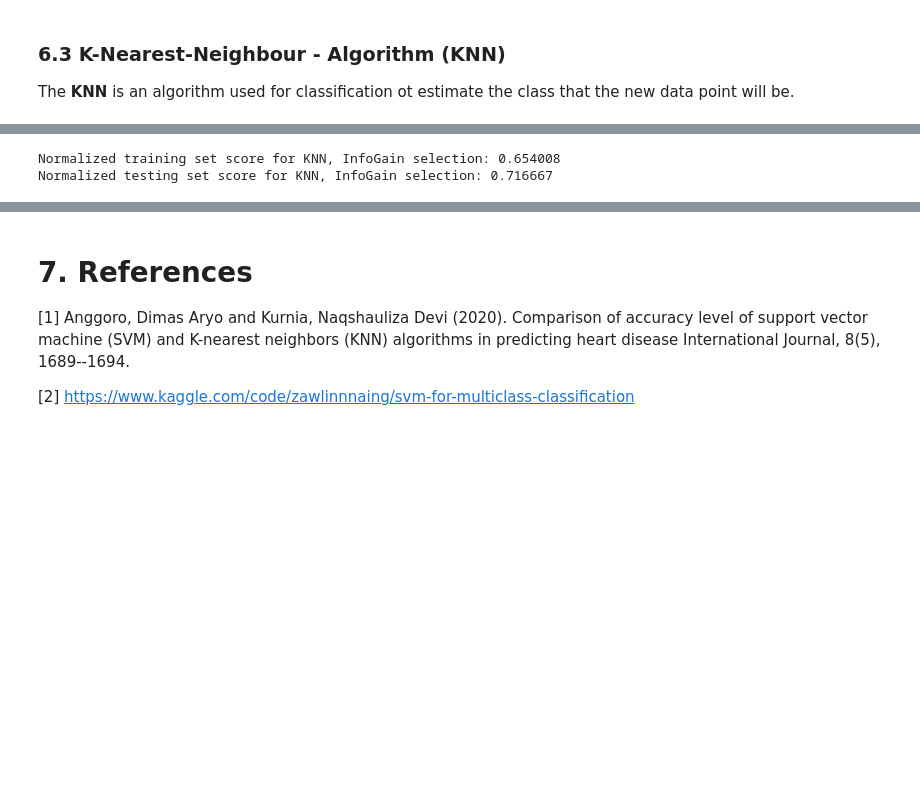
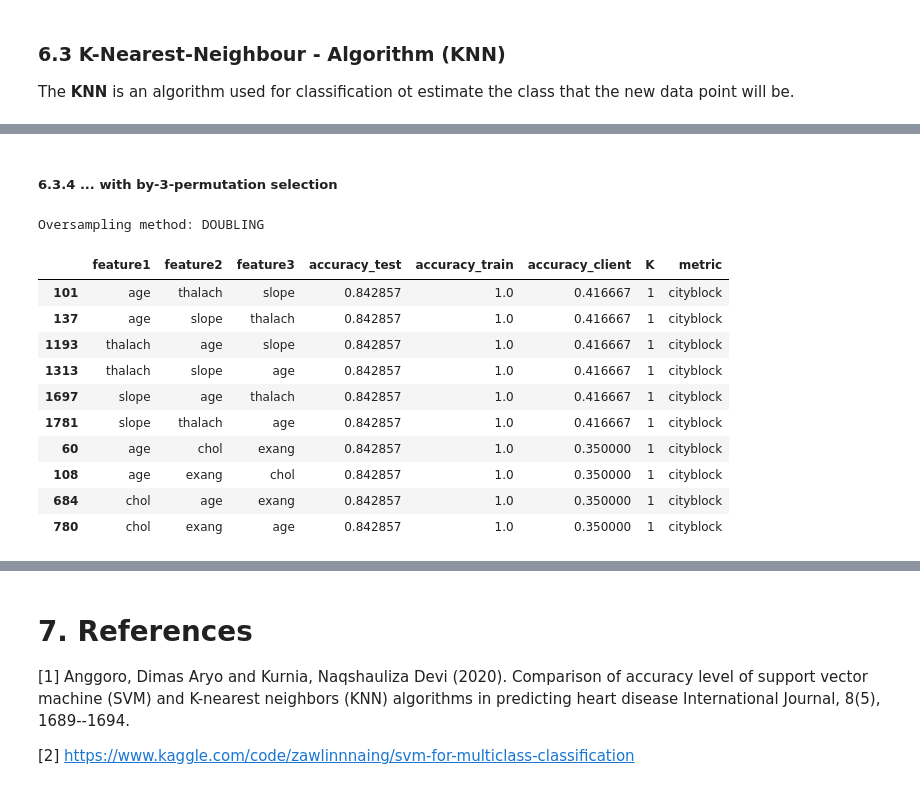
Before and after one commit to mishasilva01/FAA_project1, a Jupyter notebook: project1_notebook.ipynb, the cells around one changed output, grey strips where cells are left out. Saved outputs shown, nothing was run; the diff lists cells and outputs as text; code cells hidden in the pictures; blank space fills up the shorter version.

```diff
--- a/project1_notebook.ipynb
+++ b/project1_notebook.ipynb
@@ -779,11 +1028,2 @@ Maximum KNN Score is 71.67%, with k=6
-# %%
-knn = KNeighborsClassifier(n_neighbors = k_values[index])  # n_neighbors means k
-knn.fit(X_train_norm, y_train)
-
-prediction = knn.predict(X_test_norm)
-
-print("Normalized training set score for KNN, InfoGain selection: %f" % knn.score(X_train_norm, y_train))
-print("Normalized testing set score for KNN, InfoGain selection: %f" % knn.score(X_test_norm, y_test))
-# %% [output]
-Normalized training set score for KNN, InfoGain selection: 0.654008
-Normalized testing set score for KNN, InfoGain selection: 0.716667
+# %% [markdown]
+##### 6.3.4 ... with by-3-permutation selection
@@ -789,0 +1087,16 @@ Normalized testing set score for KNN, InfoGain selection: 0.716667
+# %%
+print("Oversampling method:", oversampling_method)
+display(feat3_models.sort_values(by=['accuracy_test', 'accuracy_train', 'accuracy_client'], ascending = False).head(10))
+# %% [output]
+Oversampling method: DOUBLING
+|  | feature1 | feature2 | feature3 | accuracy_test | accuracy_train | accuracy_client | K | metric |
+| 101 | age | thalach | slope | 0.842857 | 1.0 | 0.416667 | 1 | cityblock |
+| 137 | age | slope | thalach | 0.842857 | 1.0 | 0.416667 | 1 | cityblock |
+| 1193 | thalach | age | slope | 0.842857 | 1.0 | 0.416667 | 1 | cityblock |
+| 1313 | thalach | slope | age | 0.842857 | 1.0 | 0.416667 | 1 | cityblock |
+| 1697 | slope | age | thalach | 0.842857 | 1.0 | 0.416667 | 1 | cityblock |
+| 1781 | slope | thalach | age | 0.842857 | 1.0 | 0.416667 | 1 | cityblock |
+| 60 | age | chol | exang | 0.842857 | 1.0 | 0.350000 | 1 | cityblock |
+| 108 | age | exang | chol | 0.842857 | 1.0 | 0.350000 | 1 | cityblock |
+| 684 | chol | age | exang | 0.842857 | 1.0 | 0.350000 | 1 | cityblock |
+| 780 | chol | exang | age | 0.842857 | 1.0 | 0.350000 | 1 | cityblock |
```
Also changed, not shown: parts of 45 cells of this notebook.
